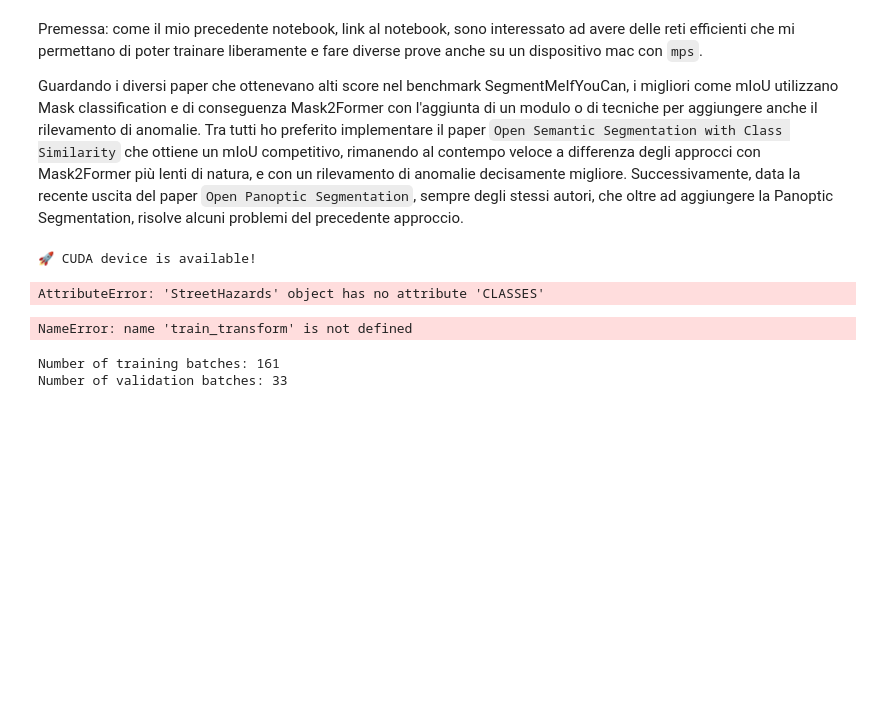
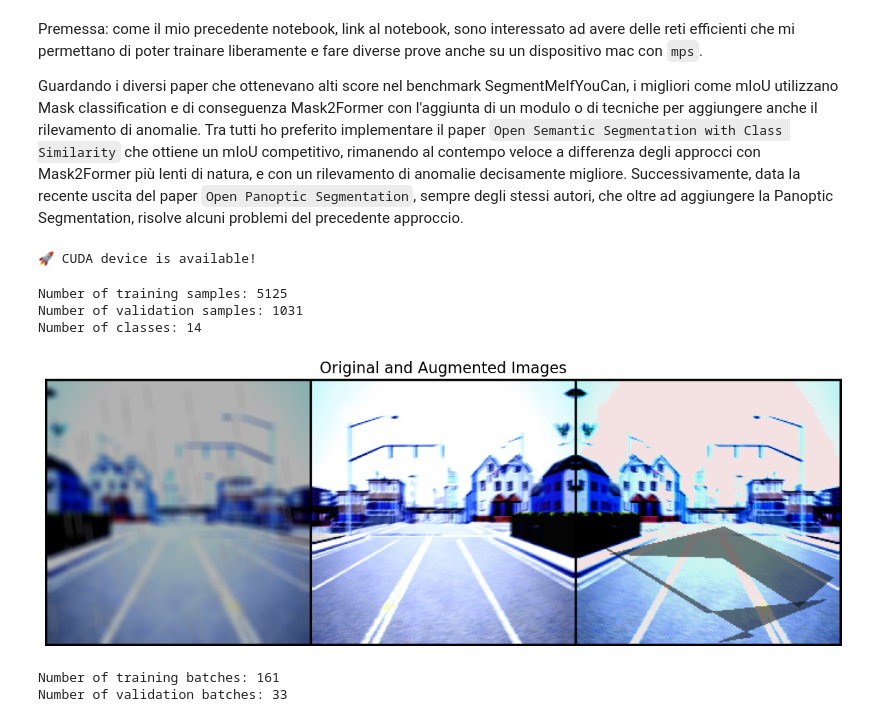
Before and after one commit to alessioarcara/ml4cv_assignment, a Jupyter notebook: main.ipynb, the cells around one changed output. Cells and saved outputs as stored; diff of their text form; code cells hidden in the pictures; blank space fills up the shorter version.

```diff
--- a/main.ipynb
+++ b/main.ipynb
@@ -92,38 +90,38 @@ val_data = StreetHazards(
     transforms=data_transforms["val"]
 )
 
-num_classes = len(.CLASSES)
-class_dict = train_data.get_classes_as_dict()
+num_classes = len(STREET_HAZARDS_CLASSES)
+class_dict = get_classes_as_dict()
 
 print(f"Number of training samples: {len(train_data)}")
 print(f"Number of validation samples: {len(val_data)}")
 print(f"Number of classes: {num_classes}")
 # %% [output]
-AttributeError: 'StreetHazards' object has no attribute 'CLASSES'
+Number of training samples: 5125
+Number of validation samples: 1031
+Number of classes: 14
 # %%
 from torchvision.utils import make_grid
-import numpy as np
-
 
 def visualize_augmentations(dataset, num_samples=4):
     img, _ = dataset[0]
 
     imgs = []
 
     for _ in range(num_samples - 1):
         img_np = img.permute(1, 2, 0).numpy()
-        augmented = train_transform(image=img_np)['image']
+        augmented = data_transforms['train'](image=img_np)['image']
         denormalized = denorm(augmented)
         imgs.append(denormalized)
 
     img_grid = make_grid(imgs, nrow=4, normalize=True)
 
     plt.figure(figsize=(15,15))
     plt.imshow(img_grid.permute(1, 2, 0).numpy())
     plt.title("Original and Augmented Images", fontsize=16)
     plt.axis('off')
     plt.show()
 
 visualize_augmentations(train_data)
 # %% [output]
-NameError: name 'train_transform' is not defined
+[figure, added]
```
Also changed, not shown: parts of 5 cells of this notebook, 4 other files.
